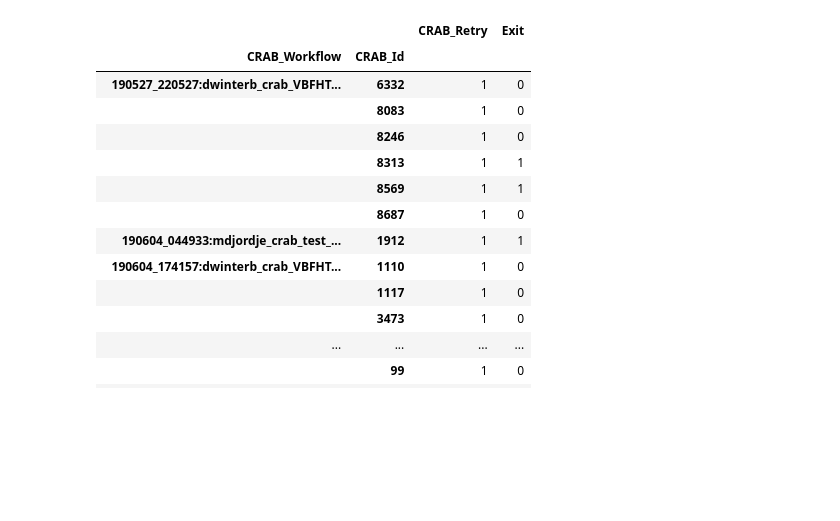
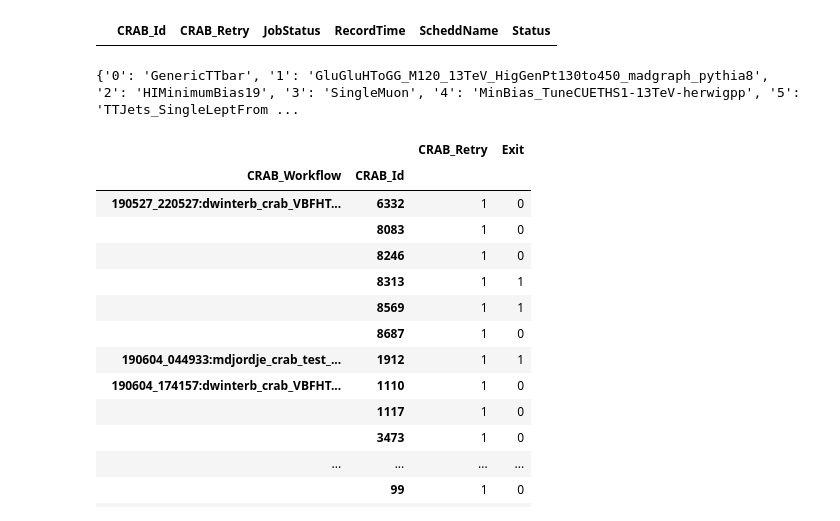
Before and after one commit to ddavila0/analytics_tools, a Jupyter notebook: grafana_client/fetch.ipynb, the cells around one changed output. Drawn from its saved outputs; the diff is of its cells as text; code cells hidden in the pictures; blank space fills up the shorter version.

```diff
--- a/grafana_client/fetch.ipynb
+++ b/grafana_client/fetch.ipynb
@@ -136,0 +148,7 @@ df.sort_values(['CRAB_Id','CRAB_Retry'])
+# %%
+df = df.sort_values(['CRAB_Id','CRAB_Retry'])
+df = df[df['Status']=="Completed"]
+# %%
+df[df['CRAB_Retry']==22].sort_values('Status')
+# %% [output]
+|  | CRAB_Id | CRAB_Retry | JobStatus | RecordTime | ScheddName | Status |
@@ -137,3 +164,7 @@ df.sort_values(['CRAB_Id','CRAB_Retry'])
+# %%
+print(my_json['CMSPrimaryPrimaryDataset'])
+# %% [output]
+{'0': 'GenericTTbar', '1': 'GluGluHToGG_M120_13TeV_HigGenPt130to450_madgraph_pythia8', '2': 'HIMinimumBias19', '3': 'SingleMuon', '4': 'MinBias_TuneCUETHS1-13TeV-herwigpp', '5': 'TTJets_SingleLeptFrom ...
 # %%
 # Print the DataFrame
 df['Exit'] = df['Chirp_CRAB3_Job_ExitCode'].apply(lambda x: 0 if x == 0.0 else 1)
```
Also changed, not shown: parts of 8 cells of this notebook, 16 other files.
